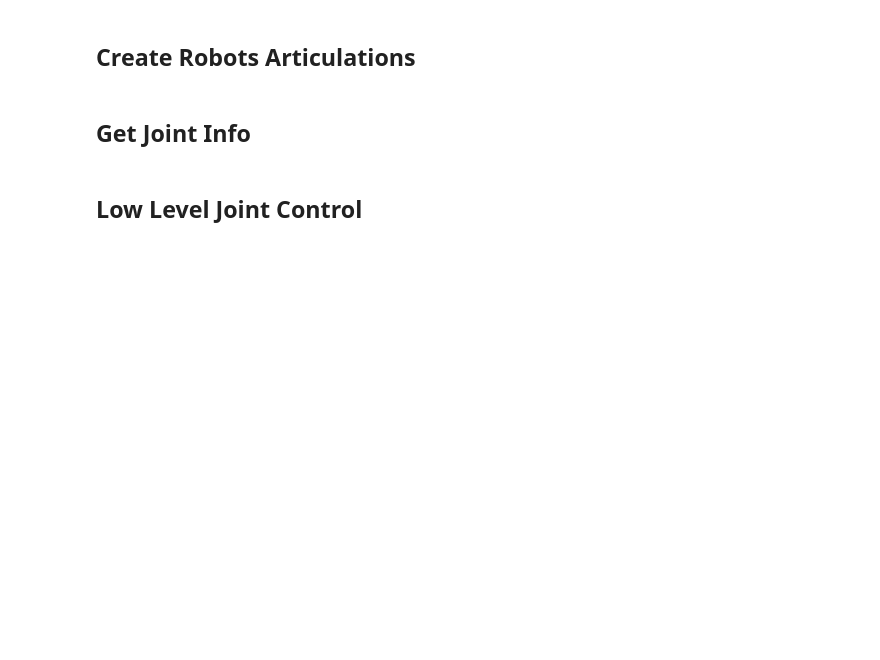
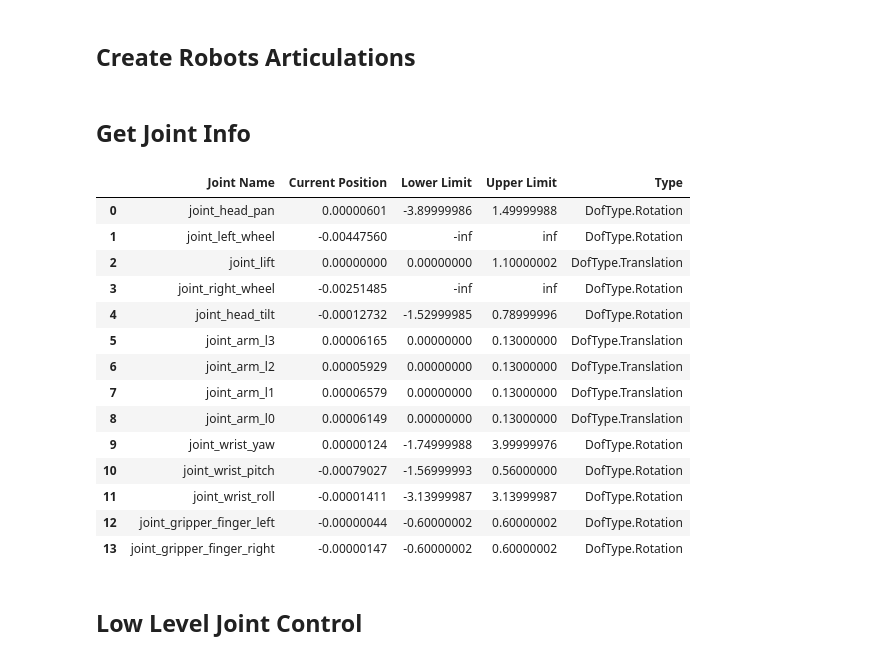
Before and after one commit to yxzhan/isaacsim-template, a Jupyter notebook: examples/apartment.ipynb, the cells around one changed output. Cells and saved outputs as stored; diff of their text form; code cells hidden in the pictures; blank space fills up the shorter version.

```diff
--- a/examples/apartment.ipynb
+++ b/examples/apartment.ipynb
@@ -203,31 +233,48 @@ for robot in robots:
 # %%
 import pandas as pd
 
 def get_joint_info(robot_art):
     joint_names = robot_art.dof_names
     joint_num = robot_art.num_dof
     joint_types = robot_art.get_dof_types()
     joint_limits = robot_art.get_dof_limits()[0]
     joint_states = robot_art.get_joint_positions()[0]
 
     df = pd.DataFrame({
         "Joint Name": joint_names,
         "Current Position": joint_states,
         "Lower Limit": [lim[0] for lim in joint_limits],
         "Upper Limit": [lim[1] for lim in joint_limits],
         "Type": joint_types,
     })
 
     unlimited = 3e38
     df["Lower Limit"] = df["Lower Limit"].mask(df["Lower Limit"] < -unlimited, -np.inf)
     df["Upper Limit"] = df["Upper Limit"].mask(df["Upper Limit"] > unlimited, np.inf)
     return df
 
-get_joint_info(robot_arts["stretch"]).style.format({
-    "Lower Limit": "{:.8f}",
-    "Upper Limit": "{:.8f}",
-    "Current Position": "{:.8f}"
-})
+if in_notebook:
+    display(get_joint_info(robot_arts["stretch"]).style.format({
+        "Lower Limit": "{:.8f}",
+        "Upper Limit": "{:.8f}",
+        "Current Position": "{:.8f}"
+    }))
+# %% [output]
+|  | Joint Name | Current Position | Lower Limit | Upper Limit | Type |
+| 0 | joint_head_pan | 0.00000601 | -3.89999986 | 1.49999988 | DofType.Rotation |
+| 1 | joint_left_wheel | -0.00447560 | -inf | inf | DofType.Rotation |
+| 2 | joint_lift | 0.00000000 | 0.00000000 | 1.10000002 | DofType.Translation |
+| 3 | joint_right_wheel | -0.00251485 | -inf | inf | DofType.Rotation |
+| 4 | joint_head_tilt | -0.00012732 | -1.52999985 | 0.78999996 | DofType.Rotation |
+| 5 | joint_arm_l3 | 0.00006165 | 0.00000000 | 0.13000000 | DofType.Translation |
+| 6 | joint_arm_l2 | 0.00005929 | 0.00000000 | 0.13000000 | DofType.Translation |
+| 7 | joint_arm_l1 | 0.00006579 | 0.00000000 | 0.13000000 | DofType.Translation |
+| 8 | joint_arm_l0 | 0.00006149 | 0.00000000 | 0.13000000 | DofType.Translation |
+| 9 | joint_wrist_yaw | 0.00000124 | -1.74999988 | 3.99999976 | DofType.Rotation |
+| 10 | joint_wrist_pitch | -0.00079027 | -1.56999993 | 0.56000000 | DofType.Rotation |
+| 11 | joint_wrist_roll | -0.00001411 | -3.13999987 | 3.13999987 | DofType.Rotation |
+| 12 | joint_gripper_finger_left | -0.00000044 | -0.60000002 | 0.60000002 | DofType.Rotation |
+| 13 | joint_gripper_finger_right | -0.00000147 | -0.60000002 | 0.60000002 | DofType.Rotation |
 # %% [markdown]
 ## Low Level Joint Control
 # %%
```
Also changed, not shown: parts of 20 cells of this notebook, 10 other files.
